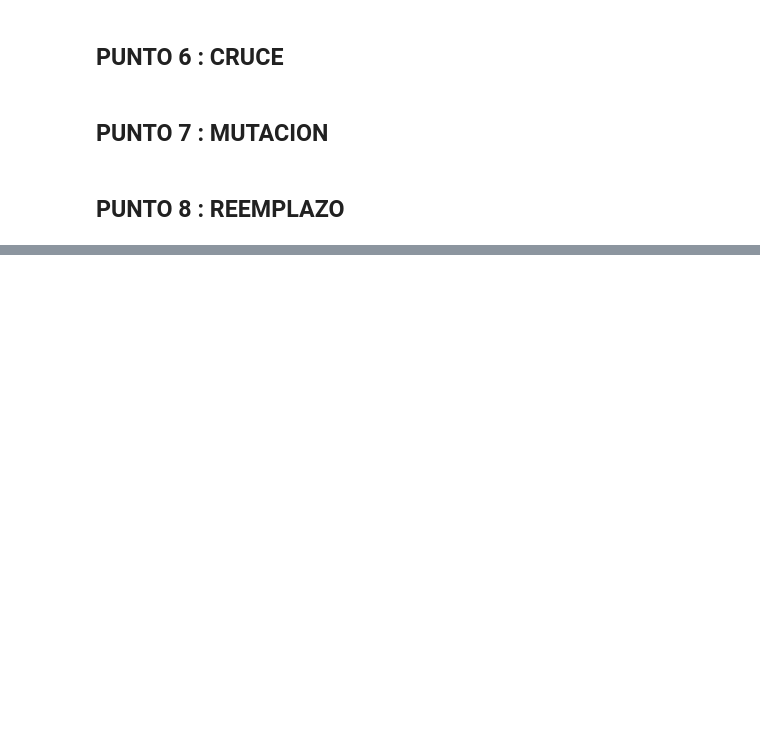
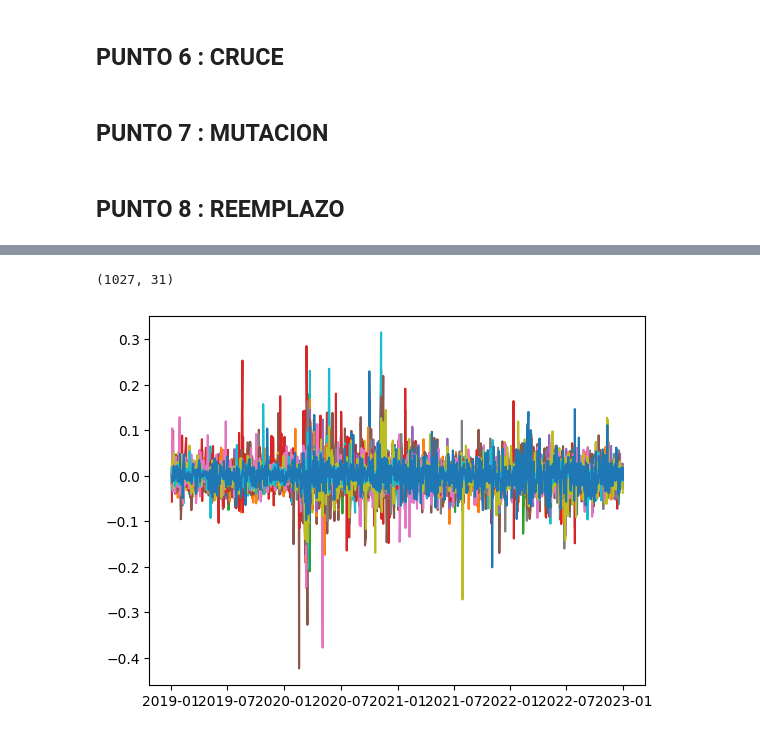
Before and after one commit to tintenderete/TFM, a Jupyter notebook: test_evolutivo_1.ipynb, the cells around one changed output, grey strips where cells are left out. Saved outputs shown, nothing was run; the diff lists cells and outputs as text; code cells hidden in the pictures; blank space fills up the shorter version.

```diff
--- a/test_evolutivo_1.ipynb
+++ b/test_evolutivo_1.ipynb
@@ -119,0 +208,8 @@ Pasaran a la siguiente generacion:
+# %%
+returns = np.log(prices / prices.shift(1)).dropna()
+# %%
+print(returns.shape)
+plt.plot(returns);
+# %% [output]
+(1027, 31)
+[figure, added]
```
Also changed, not shown: parts of 30 cells of this notebook.
